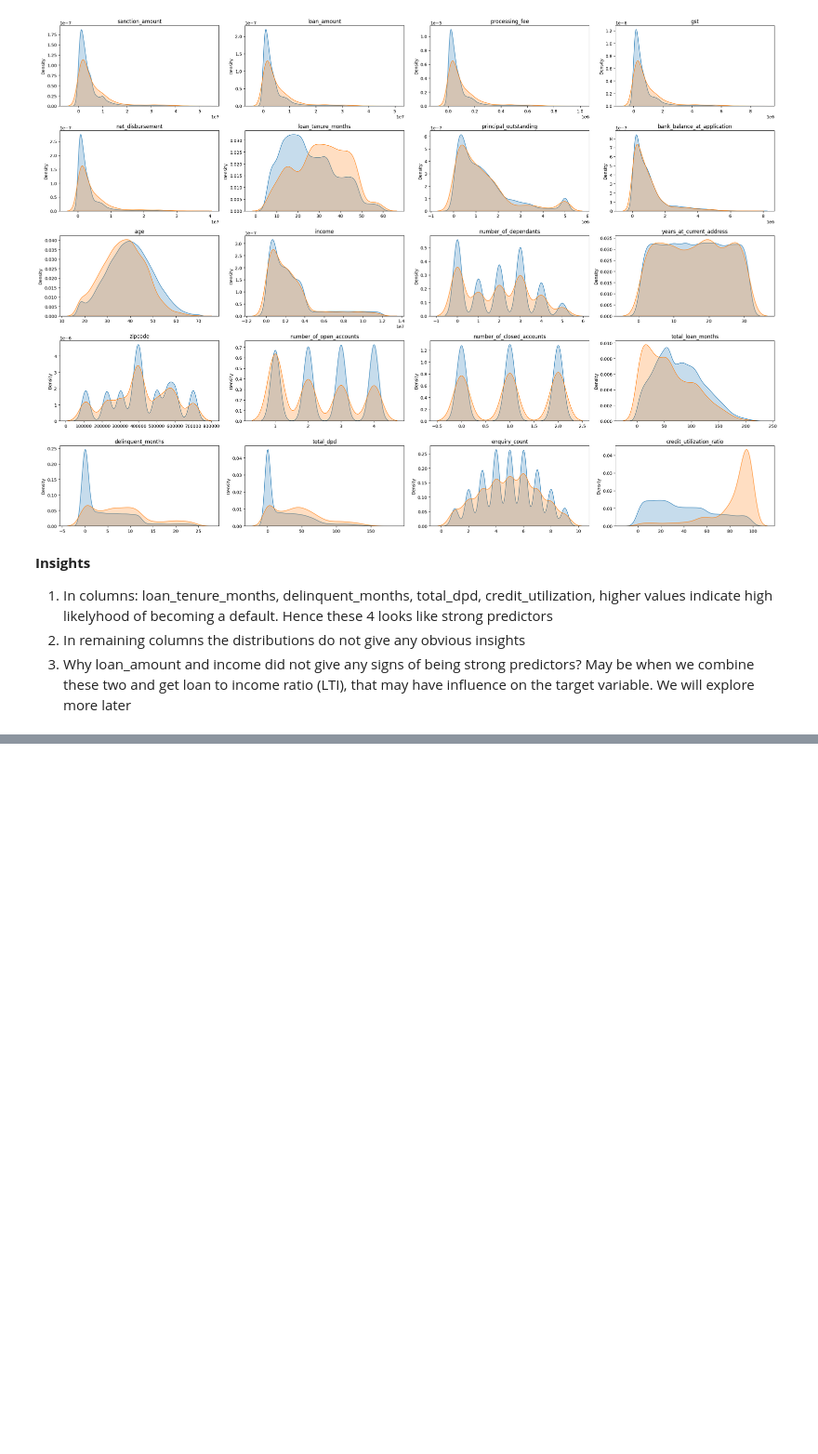
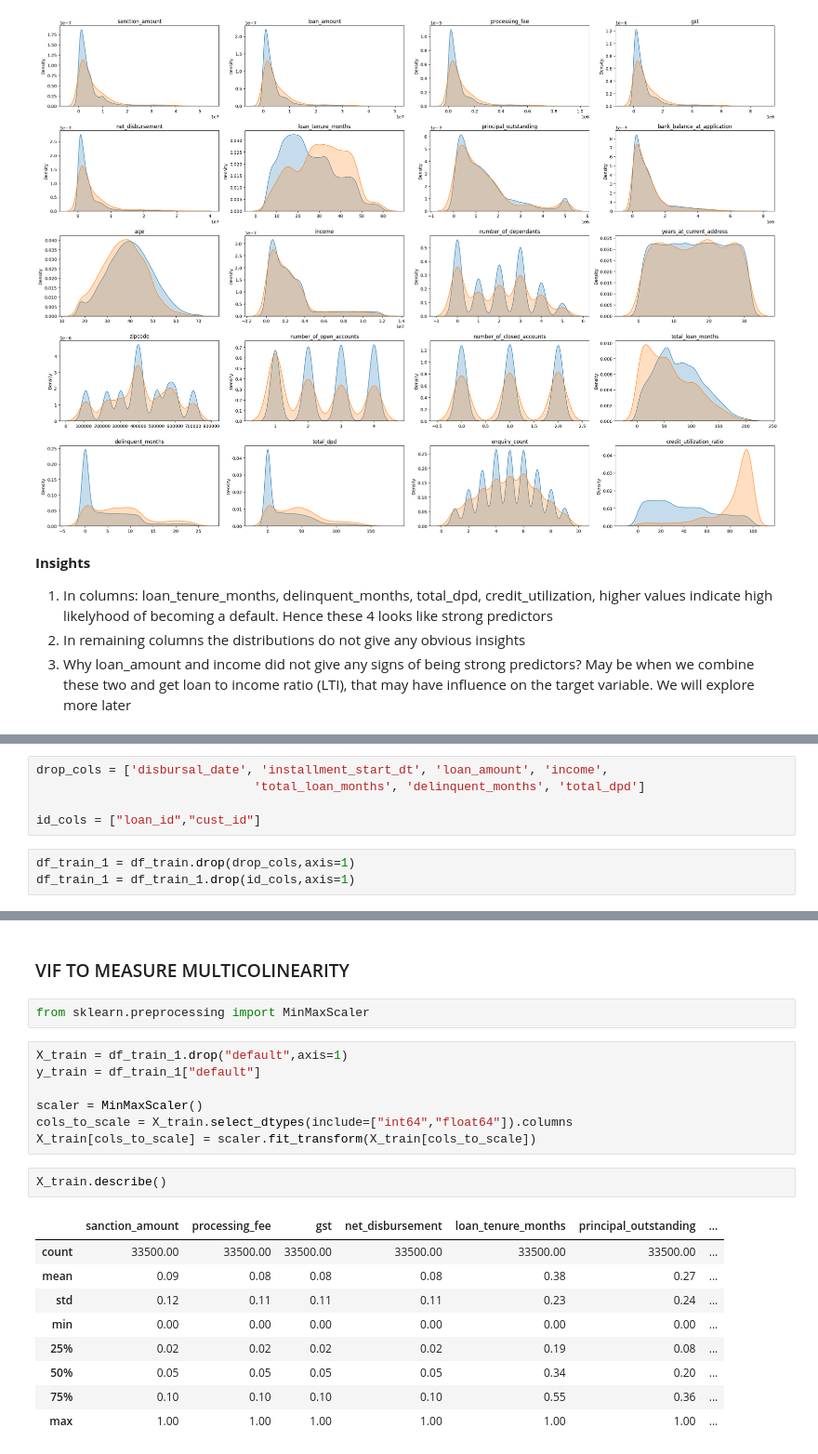
Before and after one commit to nabanita22/creditrisk_repo, a Jupyter notebook: notebooks/01_eda_FE_FS.ipynb, the cells around one changed output, grey strips where cells are left out. Shown at 93% size. Cells and saved outputs as stored; diff of their text form; blank space fills up the shorter version.

Commit message:
Feature engineering and feature selection done

```diff
--- a/notebooks/01_eda.ipynb
+++ b/notebooks/01_eda_FE_FS.ipynb
@@ -377,0 +475,8 @@ plt.show()
+# %%
+drop_cols = ['disbursal_date', 'installment_start_dt', 'loan_amount', 'income',
+                              'total_loan_months', 'delinquent_months', 'total_dpd']
+
+id_cols = ["loan_id","cust_id"]
+# %%
+df_train_1 = df_train.drop(drop_cols,axis=1)
+df_train_1 = df_train_1.drop(id_cols,axis=1)
@@ -377,0 +495,23 @@ plt.show()
+# %% [markdown]
+### VIF TO MEASURE MULTICOLINEARITY
+# %%
+from sklearn.preprocessing import MinMaxScaler
+# %%
+X_train = df_train_1.drop("default",axis=1)
+y_train = df_train_1["default"]
+
+scaler = MinMaxScaler()
+cols_to_scale = X_train.select_dtypes(include=["int64","float64"]).columns
+X_train[cols_to_scale] = scaler.fit_transform(X_train[cols_to_scale])
+# %%
+X_train.describe()
+# %% [output]
+|  | sanction_amount | processing_fee | gst | net_disbursement | loan_tenure_months | principal_outstanding | ... |
+| count | 33500.00 | 33500.00 | 33500.00 | 33500.00 | 33500.00 | 33500.00 | ... |
+| mean | 0.09 | 0.08 | 0.08 | 0.08 | 0.38 | 0.27 | ... |
+| std | 0.12 | 0.11 | 0.11 | 0.11 | 0.23 | 0.24 | ... |
+| min | 0.00 | 0.00 | 0.00 | 0.00 | 0.00 | 0.00 | ... |
+| 25% | 0.02 | 0.02 | 0.02 | 0.02 | 0.19 | 0.08 | ... |
+| 50% | 0.05 | 0.05 | 0.05 | 0.05 | 0.34 | 0.20 | ... |
+| 75% | 0.10 | 0.10 | 0.10 | 0.10 | 0.55 | 0.36 | ... |
+| max | 1.00 | 1.00 | 1.00 | 1.00 | 1.00 | 1.00 | ... |
```
Also changed, not shown: parts of 33 cells of this notebook, 3 other files.
